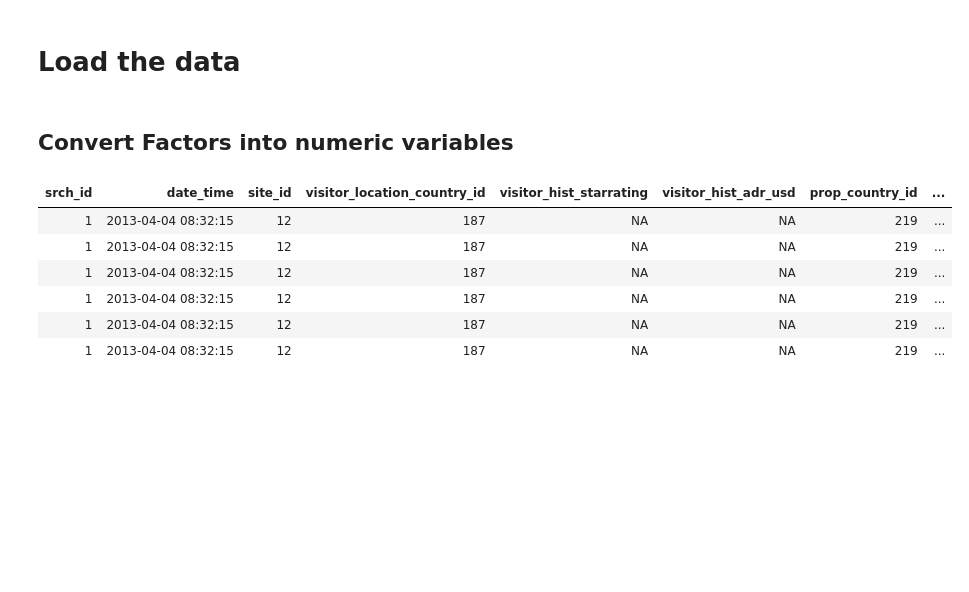
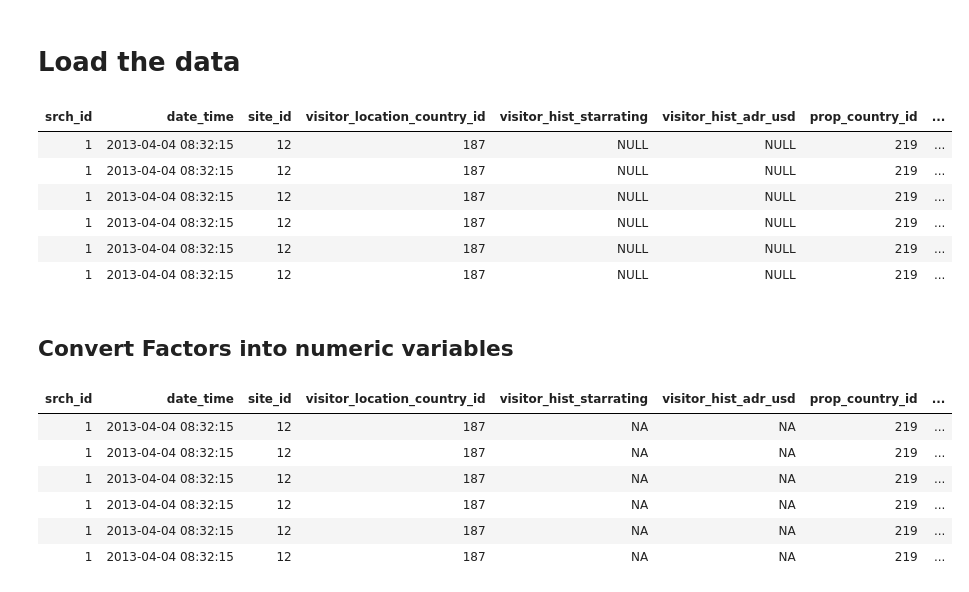
Before and after one commit to silesbu/dmt41, a Jupyter notebook: assignment2/R_analysis_assignment_2.ipynb, the cells around one changed output. Cells and saved outputs as stored; diff of their text form; code cells hidden in the pictures; blank space fills up the shorter version.

```diff
--- a/assignment2/R_analysis_assignment_2.ipynb
+++ b/assignment2/R_analysis_assignment_2.ipynb
@@ -22,18 +25,28 @@ Loaded gbm 2.1.3
 # %%
 trainPath <- "Data Mining VU data/training_set_VU_DM_2014.csv"
 testPath <- "Data Mining VU data/test_set_VU_DM_2014.csv"
 
 trainNames <- colnames(read.csv(trainPath,nrows = 1))
 testNames <- colnames(read.csv(testPath,nrows = 1))
 
-#train <- read.csv(trainPath,header=F,skip=1,nrows = 100000)
+#train <- read.csv(trainPath,header=F,skip=1,nrows = 10000)
 #test <- read.csv(testPath,header=F,skip=1,nrows = 20)
 
 train <- read.csv(trainPath)
 #test <- read.csv(testPath)
 
 colnames(train) <- trainNames
 #colnames(test) <- testNames
+
+head(train)
+# %% [output]
+| srch_id | date_time | site_id | visitor_location_country_id | visitor_hist_starrating | visitor_hist_adr_usd | prop_country_id | ... |
+| 1 | 2013-04-04 08:32:15 | 12 | 187 | NULL | NULL | 219 | ... |
+| 1 | 2013-04-04 08:32:15 | 12 | 187 | NULL | NULL | 219 | ... |
+| 1 | 2013-04-04 08:32:15 | 12 | 187 | NULL | NULL | 219 | ... |
+| 1 | 2013-04-04 08:32:15 | 12 | 187 | NULL | NULL | 219 | ... |
+| 1 | 2013-04-04 08:32:15 | 12 | 187 | NULL | NULL | 219 | ... |
+| 1 | 2013-04-04 08:32:15 | 12 | 187 | NULL | NULL | 219 | ... |
 # %% [markdown]
 ## Convert Factors into numeric variables
 # %%
```
Also changed, not shown: parts of 13 cells of this notebook.
